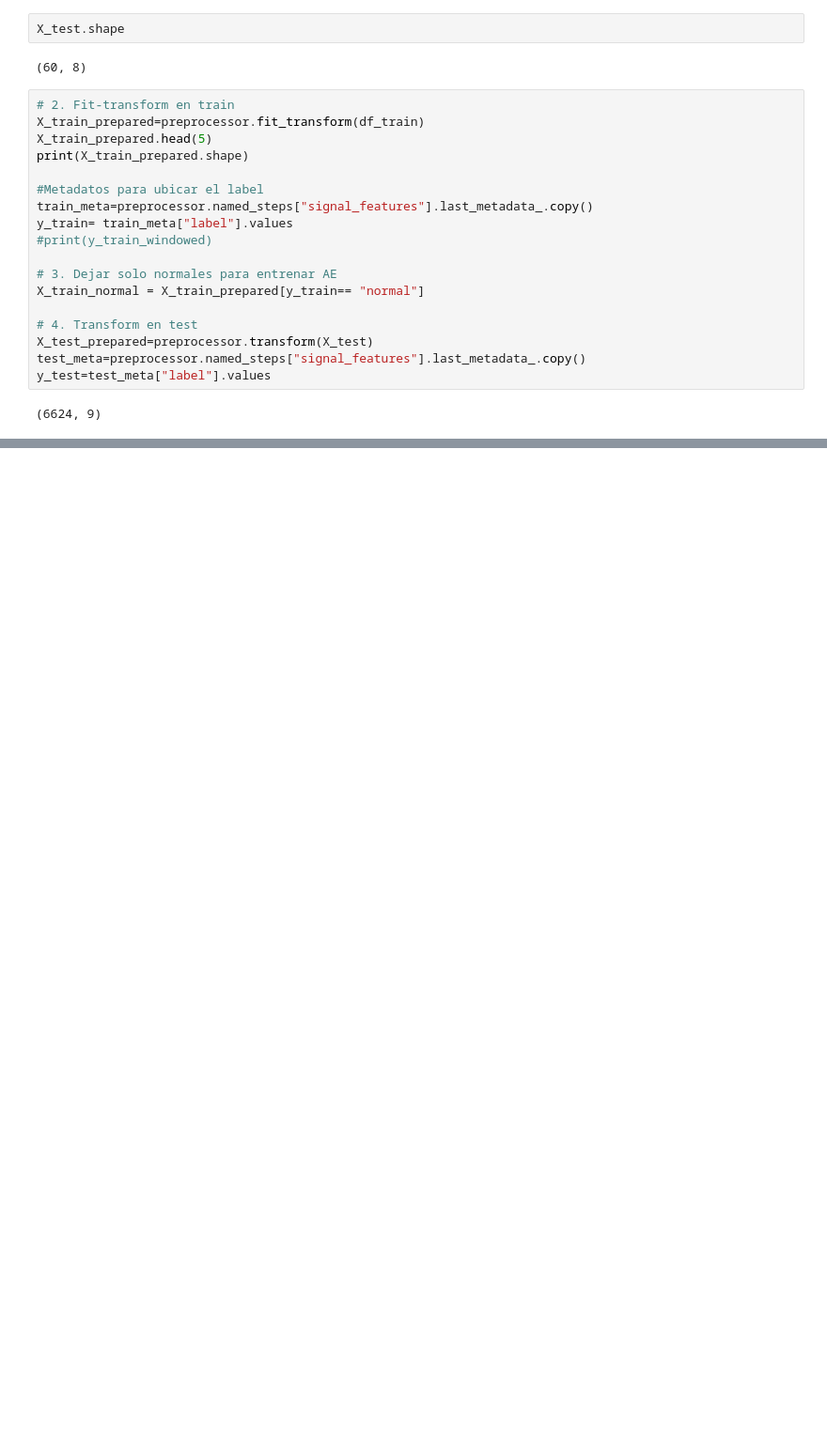
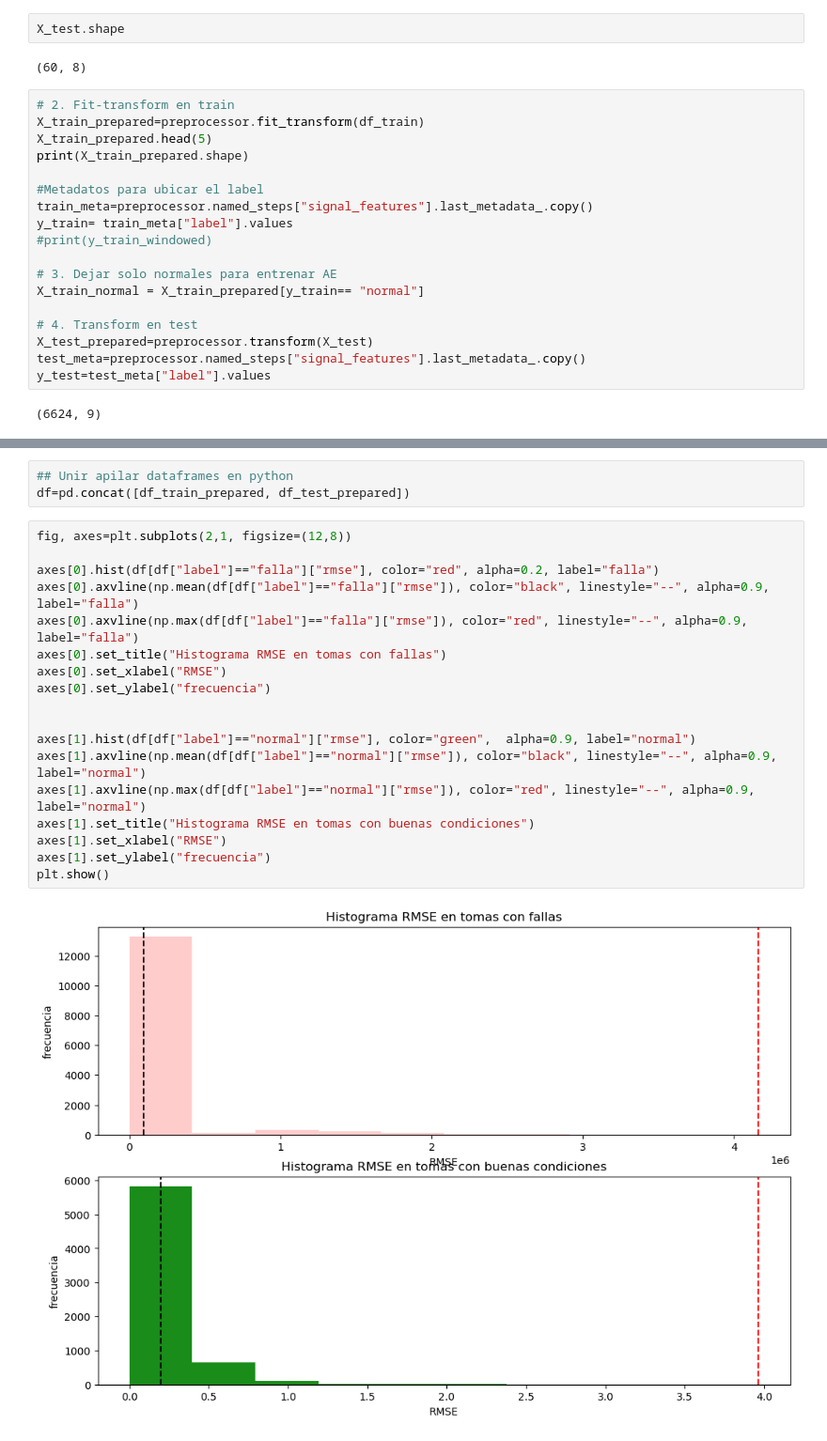
Before and after one commit to choppeb7/Autoencoders-mantenimiento-predictivo, a Jupyter notebook: Detección de Anomalías en Vibración.ipynb, the cells around one changed output, grey strips where cells are left out. Shown at 94% size. Drawn from its saved outputs; the diff is of its cells as text; blank space fills up the shorter version.

```diff
--- a/Detección de Anomalías en Vibración.ipynb
+++ b/Detección de Anomalías en Vibración.ipynb
@@ -510,0 +618,23 @@ plt.show()
+# %%
+## Unir apilar dataframes en python
+df=pd.concat([df_train_prepared, df_test_prepared])
+# %%
+fig, axes=plt.subplots(2,1, figsize=(12,8))
+
+axes[0].hist(df[df["label"]=="falla"]["rmse"], color="red", alpha=0.2, label="falla")
+axes[0].axvline(np.mean(df[df["label"]=="falla"]["rmse"]), color="black", linestyle="--", alpha=0.9, label="falla")
+axes[0].axvline(np.max(df[df["label"]=="falla"]["rmse"]), color="red", linestyle="--", alpha=0.9, label="falla")
+axes[0].set_title("Histograma RMSE en tomas con fallas")
+axes[0].set_xlabel("RMSE")
+axes[0].set_ylabel("frecuencia")
+
+
+axes[1].hist(df[df["label"]=="normal"]["rmse"], color="green",  alpha=0.9, label="normal")
+axes[1].axvline(np.mean(df[df["label"]=="normal"]["rmse"]), color="black", linestyle="--", alpha=0.9, label="normal")
+axes[1].axvline(np.max(df[df["label"]=="normal"]["rmse"]), color="red", linestyle="--", alpha=0.9, label="normal")
+axes[1].set_title("Histograma RMSE en tomas con buenas condiciones")
+axes[1].set_xlabel("RMSE")
+axes[1].set_ylabel("frecuencia")
+plt.show()
+# %% [output]
+[figure, added]
```
Also changed, not shown: parts of 29 cells of this notebook, 1 other file.
